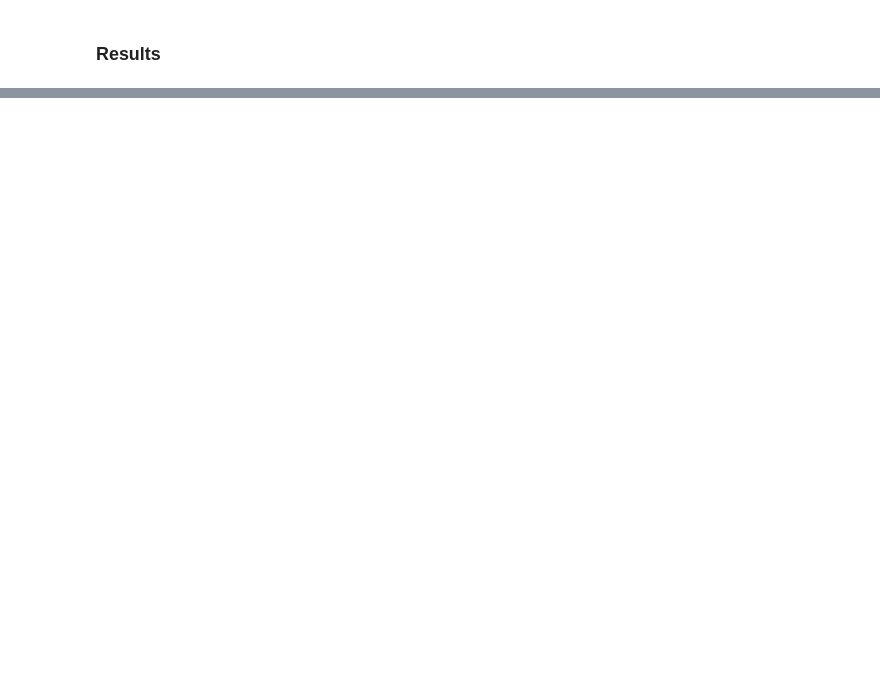
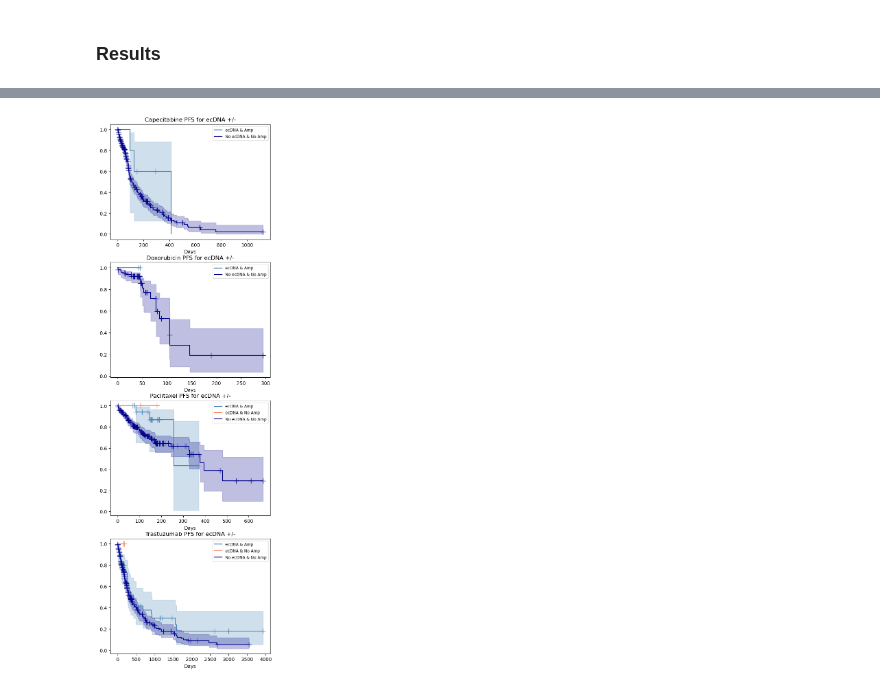
Before and after one commit to mskcc/Penguin, a Jupyter notebook: notebooks/ecs_treatment.ipynb, the cells around one changed output, grey strips where cells are left out. Drawn from its saved outputs; the diff is of its cells as text; code cells hidden in the pictures; blank space fills up the shorter version.

```diff
--- a/notebooks/ecs_treatment.ipynb
+++ b/notebooks/ecs_treatment.ipynb
@@ -337,0 +424,27 @@ Etoposide P-values for PFS KM Curves
+# %%
+## Progression free survival for all treatments with facets amp ##
+
+# Ignore all warnings
+warnings.filterwarnings('ignore')
+
+if use_facets_cn :
+    fig, axs = plt.subplots(len(agents), 1, figsize = (6, 5 * len(agents)))
+    axs = axs.flatten()
+
+    for agent_num, agent in enumerate(agents) :
+        per_sample_for_km = per_sample.dropna(subset = [f"pfs_{agent}"])
+
+        kmf = KaplanMeierFitter()
+        for num, status in enumerate(['ecDNA & Amp', 'No ecDNA & Amp', 'ecDNA & No Amp', 'No ecDNA & No Amp']):
+            subset = per_sample_for_km[per_sample_for_km['combined_facets'] == status]
+            if len(subset) > 0 :
+                kmf.fit(subset[f'pfs_{agent}'], event_observed=(subset[f'progressedOrDeceased_{agent}'] == True))
+                # labels
+                kmf.plot(show_censors=True, ci_show=True, label=f'{status}', ax = axs[agent_num], color = colors[num])
+
+        axs[agent_num].legend(loc='upper right', fontsize='small')
+
+        axs[agent_num].set_title(f'{agent} PFS for ecDNA +/-')
+        axs[agent_num].set_xlabel("Days")
+# %% [output]
+[figure, added]
```
Also changed, not shown: parts of 12 cells of this notebook, 2 other files.
